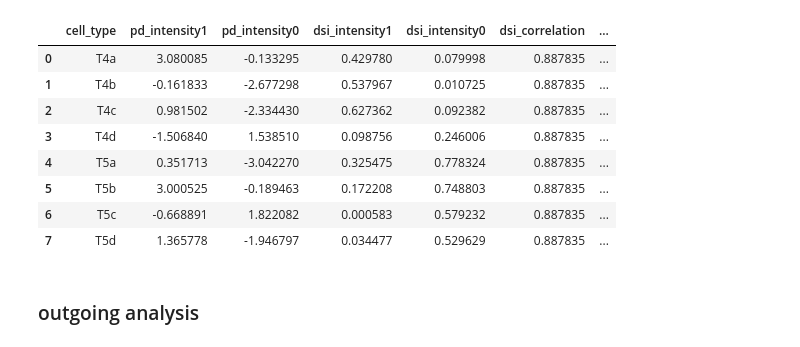
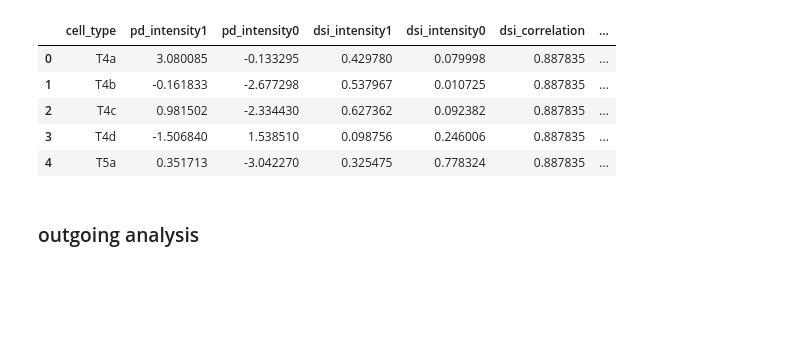
Before and after one commit to deangeckt/fly_wire_perturbations, a Jupyter notebook: moving_edge_analysis.ipynb, the cells around one changed output. Drawn from its saved outputs; the diff is of its cells as text; code cells hidden in the pictures; blank space fills up the shorter version.

```diff
--- a/moving_edge_analysis.ipynb
+++ b/moving_edge_analysis.ipynb
@@ -12,16 +13,13 @@ pair_wise_pert_path = f"{data_path}/pairwise_edge_pert_results"
 origianl_network_res = pd.read_csv(f"{data_path}/mv_edge_original_network.csv")
 # %%
-origianl_network_res
+origianl_network_res.head()
 # %% [output]
 |  | cell_type | pd_intensity1 | pd_intensity0 | dsi_intensity1 | dsi_intensity0 | dsi_correlation | ... |
 | 0 | T4a | 3.080085 | -0.133295 | 0.429780 | 0.079998 | 0.887835 | ... |
 | 1 | T4b | -0.161833 | -2.677298 | 0.537967 | 0.010725 | 0.887835 | ... |
 | 2 | T4c | 0.981502 | -2.334430 | 0.627362 | 0.092382 | 0.887835 | ... |
 | 3 | T4d | -1.506840 | 1.538510 | 0.098756 | 0.246006 | 0.887835 | ... |
 | 4 | T5a | 0.351713 | -3.042270 | 0.325475 | 0.778324 | 0.887835 | ... |
-| 5 | T5b | 3.000525 | -0.189463 | 0.172208 | 0.748803 | 0.887835 | ... |
-| 6 | T5c | -0.668891 | 1.822082 | 0.000583 | 0.579232 | 0.887835 | ... |
-| 7 | T5d | 1.365778 | -1.946797 | 0.034477 | 0.529629 | 0.887835 | ... |
 # %% [markdown]
 ### outgoing analysis
 # %%
```
Also changed, not shown: parts of 4 cells of this notebook, 3 other files.
